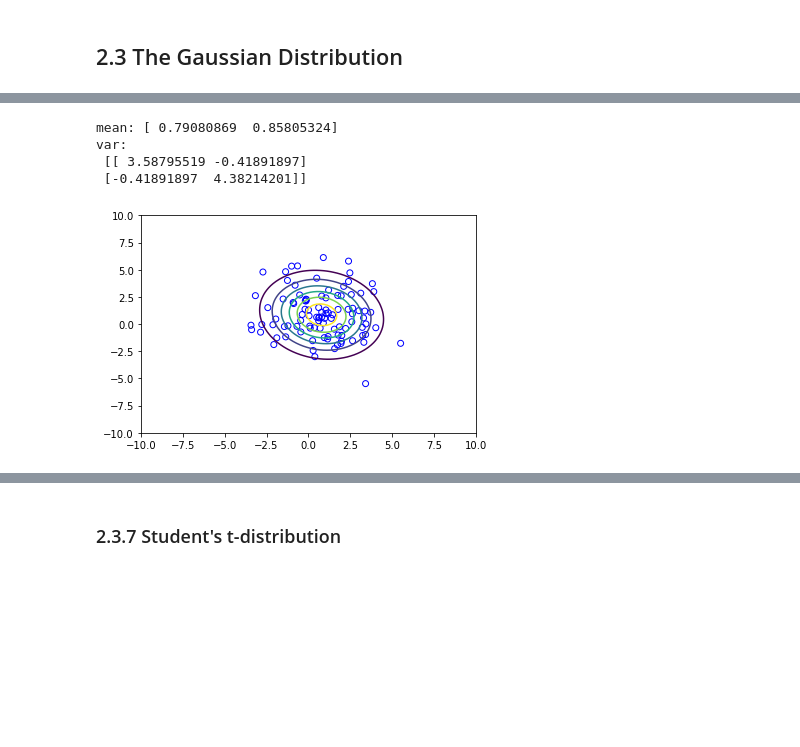
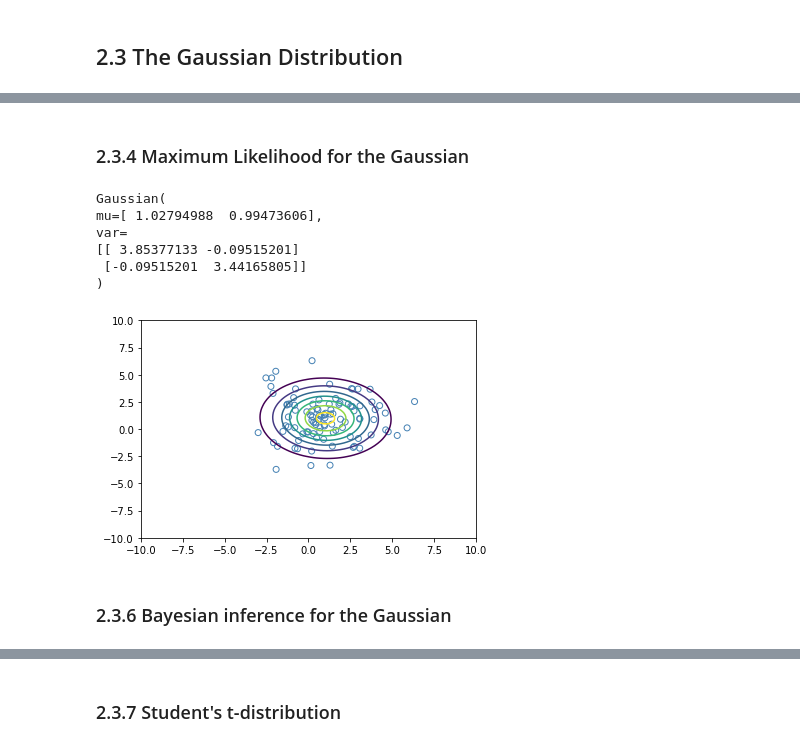
Before and after one commit to ctgk/PRML, a Jupyter notebook: notebooks/ch02_Probability_Distributions.ipynb, the cells around one changed output, grey strips where cells are left out. Drawn from its saved outputs; the diff is of its cells as text; code cells hidden in the pictures; blank space fills up the shorter version.

```diff
--- a/notebooks/ch02_Probability_Distributions.ipynb
+++ b/notebooks/ch02_Probability_Distributions.ipynb
@@ -56,19 +126,25 @@ prediction with the Bayesian model
+# %% [markdown]
+### 2.3.4 Maximum Likelihood for the Gaussian
 # %%
 X = np.random.normal(loc=1., scale=2., size=(100, 2))
-gaussian = GaussianDistribution()
-gaussian.fit(X)
-print("mean:", gaussian.mean)
-print("var:\n", gaussian.var)
+gaussian = Gaussian()
+gaussian.ml(X)
+print(gaussian)
+
 x, y = np.meshgrid(
     np.linspace(-10, 10, 100), np.linspace(-10, 10, 100))
 p = gaussian.proba(
     np.array([x, y]).reshape(2, -1).T).reshape(100, 100)
-plt.scatter(X[:, 0], X[:, 1], facecolor="none", edgecolor="b")
+plt.scatter(X[:, 0], X[:, 1], facecolor="none", edgecolor="steelblue")
 plt.contour(x, y, p)
 plt.show()
 # %% [output]
-mean: [ 0.79080869  0.85805324]
-var:
- [[ 3.58795519 -0.41891897]
- [-0.41891897  4.38214201]]
+Gaussian(
+mu=[ 1.02794988  0.99473606],
+var=
+[[ 3.85377133 -0.09515201]
+ [-0.09515201  3.44165805]]
+)
-[figure, old version]
+[figure, new version]
+# %% [markdown]
+### 2.3.6 Bayesian inference for the Gaussian
```
Also changed, not shown: parts of 17 cells of this notebook, 34 other files.
